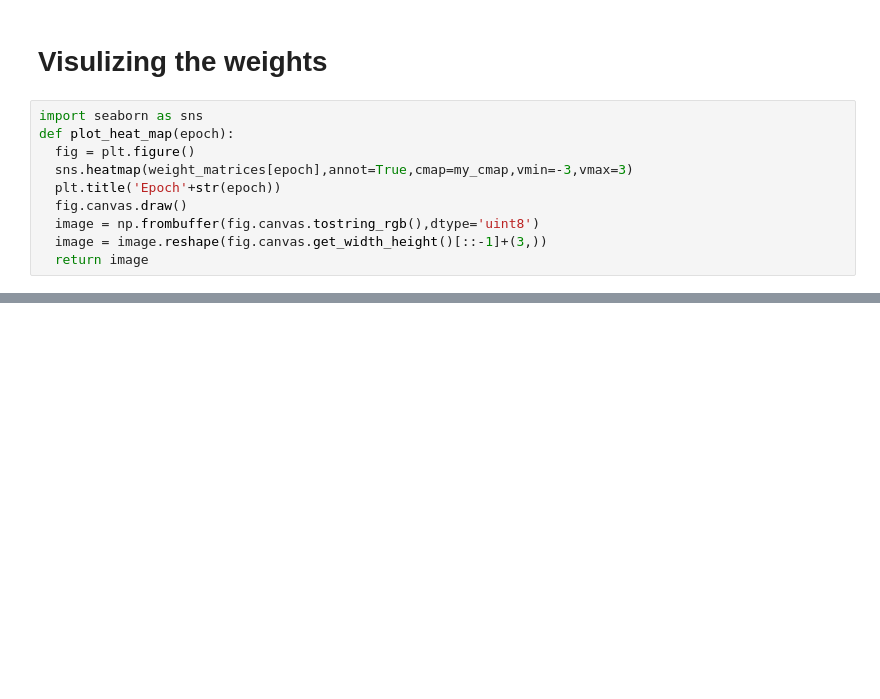
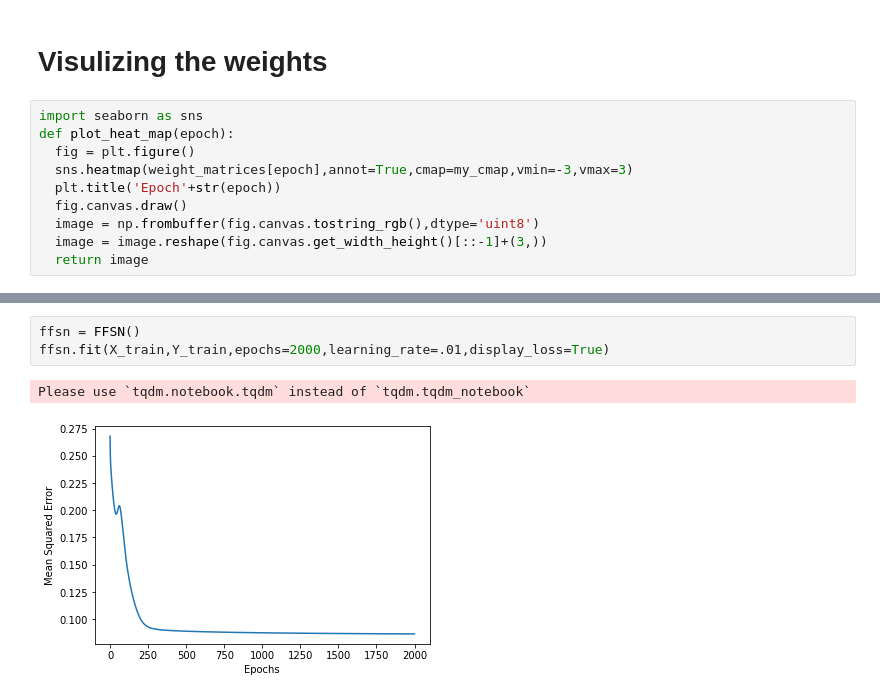
Before and after one commit to pragneshrana/DeepLearning, a Jupyter notebook: TrainingFeedForwardNN/Exercise.ipynb, the cells around one changed output, grey strips where cells are left out. Saved outputs shown, nothing was run; the diff lists cells and outputs as text; blank space fills up the shorter version.

```diff
--- a/TrainingFeedForwardNN/Exercise.ipynb
+++ b/TrainingFeedForwardNN/Exercise.ipynb
@@ -325,0 +343,6 @@ imageio.mimsave('./weights_viz.gif',[plot_heat_map(i) for i in range(0,len(weigh
+# %%
+ffsn = FFSN()
+ffsn.fit(X_train,Y_train,epochs=2000,learning_rate=.01,display_loss=True)
+# %% [output]
+Please use `tqdm.notebook.tqdm` instead of `tqdm.tqdm_notebook`
+[figure, added]
```
Also changed, not shown: parts of 29 cells of this notebook.
